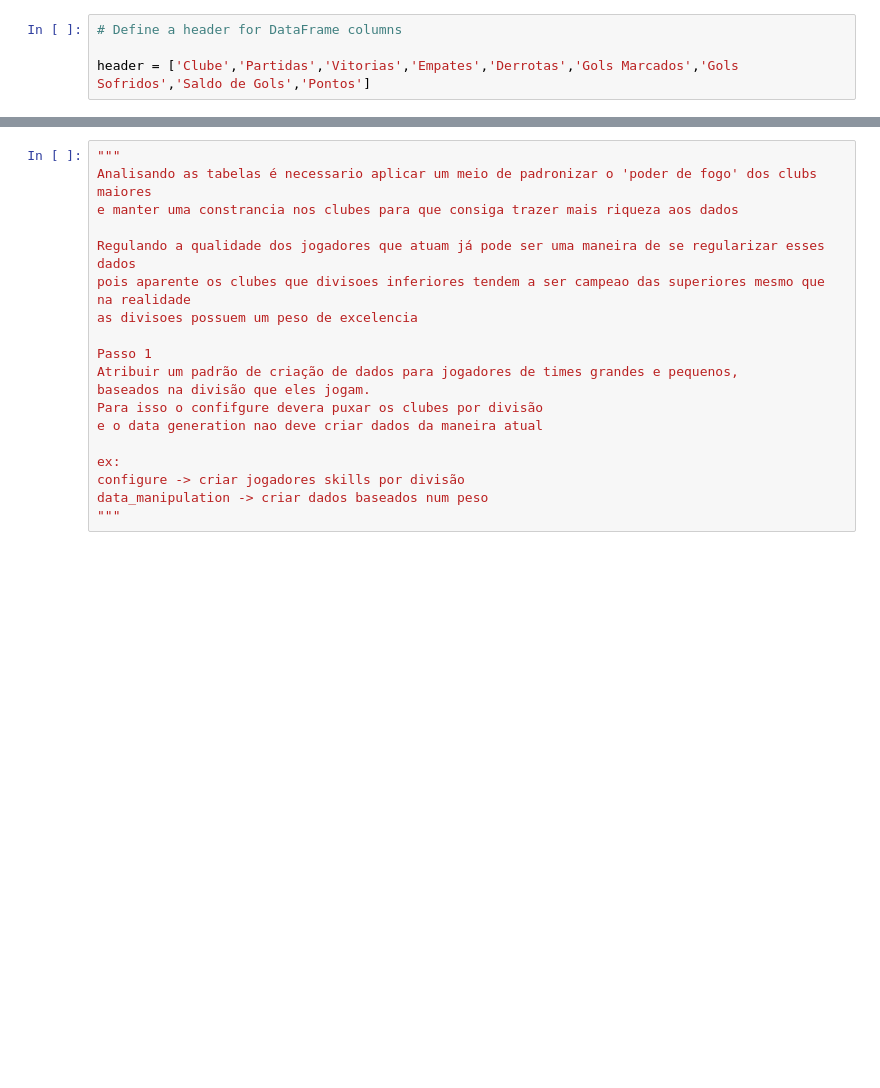
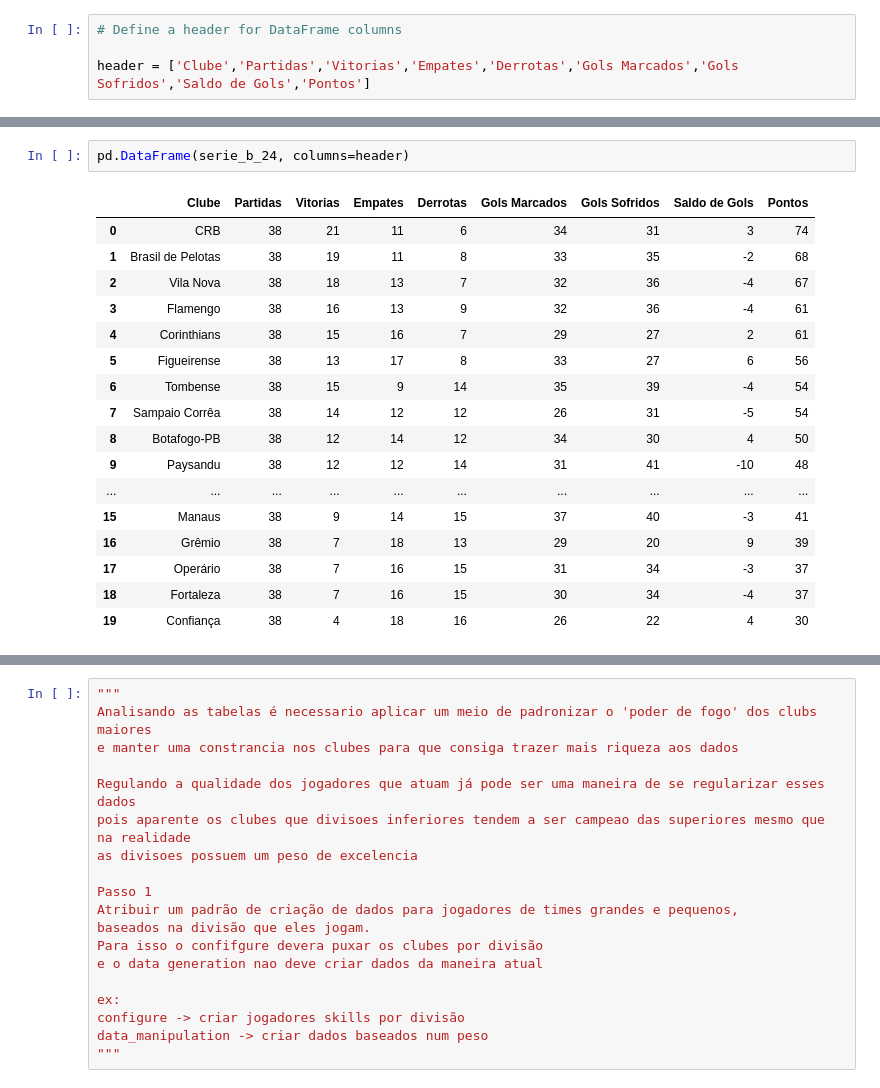
Before and after one commit to Rochamarc/tournament, a Jupyter notebook: Table_Analysis.ipynb, the cells around one changed output, grey strips where cells are left out. Saved outputs shown, nothing was run; the diff lists cells and outputs as text; blank space fills up the shorter version.

```diff
--- a/Table_Analysis.ipynb
+++ b/Table_Analysis.ipynb
@@ -77,0 +154,20 @@ pd.DataFrame(serie_b_23, columns=header)
+# %%
+pd.DataFrame(serie_b_24, columns=header)
+# %% [output]
+|  | Clube | Partidas | Vitorias | Empates | Derrotas | Gols Marcados | Gols Sofridos | Saldo de Gols | Pontos |
+| 0 | CRB | 38 | 21 | 11 | 6 | 34 | 31 | 3 | 74 |
+| 1 | Brasil de Pelotas | 38 | 19 | 11 | 8 | 33 | 35 | -2 | 68 |
+| 2 | Vila Nova | 38 | 18 | 13 | 7 | 32 | 36 | -4 | 67 |
+| 3 | Flamengo | 38 | 16 | 13 | 9 | 32 | 36 | -4 | 61 |
+| 4 | Corinthians | 38 | 15 | 16 | 7 | 29 | 27 | 2 | 61 |
+| 5 | Figueirense | 38 | 13 | 17 | 8 | 33 | 27 | 6 | 56 |
+| 6 | Tombense | 38 | 15 | 9 | 14 | 35 | 39 | -4 | 54 |
+| 7 | Sampaio Corrêa | 38 | 14 | 12 | 12 | 26 | 31 | -5 | 54 |
+| 8 | Botafogo-PB | 38 | 12 | 14 | 12 | 34 | 30 | 4 | 50 |
+| 9 | Paysandu | 38 | 12 | 12 | 14 | 31 | 41 | -10 | 48 |
+| ... | ... | ... | ... | ... | ... | ... | ... | ... | ... |
+| 15 | Manaus | 38 | 9 | 14 | 15 | 37 | 40 | -3 | 41 |
+| 16 | Grêmio | 38 | 7 | 18 | 13 | 29 | 20 | 9 | 39 |
+| 17 | Operário | 38 | 7 | 16 | 15 | 31 | 34 | -3 | 37 |
+| 18 | Fortaleza | 38 | 7 | 16 | 15 | 30 | 34 | -4 | 37 |
+| 19 | Confiança | 38 | 4 | 18 | 16 | 26 | 22 | 4 | 30 |
```
Also changed, not shown: parts of 15 cells of this notebook, 1 other file.
